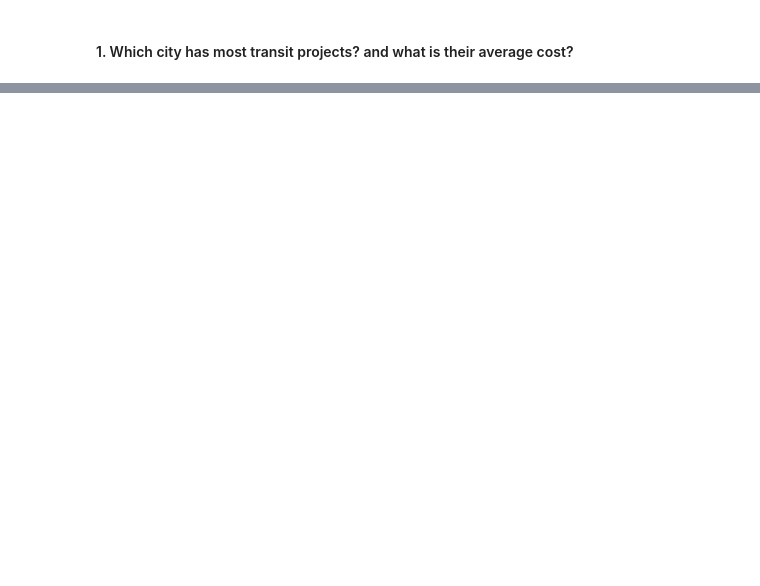
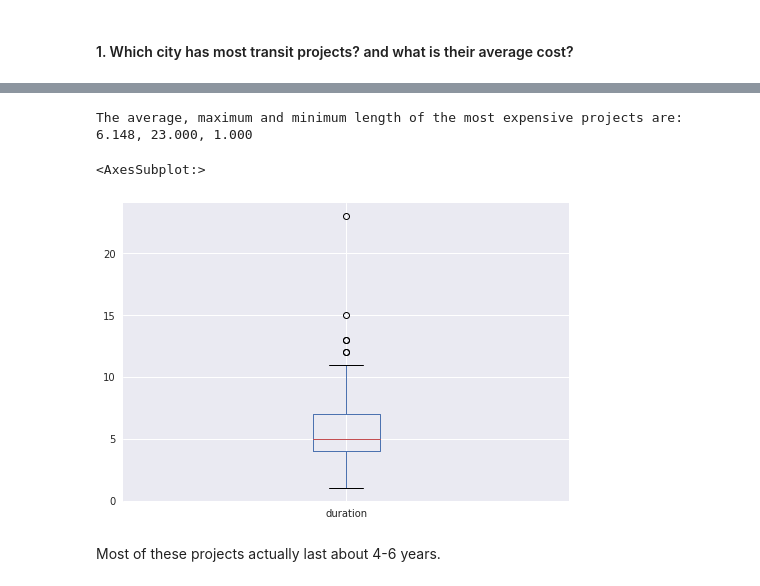
Before and after one commit to txnguyen292/tidyTuesday_transitCost, a Jupyter notebook: notebook/EDA.ipynb, the cells around one changed output, grey strips where cells are left out. Drawn from its saved outputs; the diff is of its cells as text; code cells hidden in the pictures; blank space fills up the shorter version.

```diff
--- a/notebook/EDA.ipynb
+++ b/notebook/EDA.ipynb
@@ -350,0 +311,3 @@ df.tail(7)
+# %%
+plt.rc("axes", titlesize=20)
+df.boxplot(column=["real_cost"], by=["rr"], figsize=(10,8), fontsize=15)
@@ -350,0 +341,3 @@ df.tail(7)
+# %%
+df["duration"] = df.end_year - df.start_year
+df["duration"].plot(kind="hist")
@@ -350,0 +355,3 @@ df.tail(7)
+# %%
+real_cost_desc = df.real_cost.describe()
+real_cost_desc
@@ -350,0 +368,14 @@ df.tail(7)
+# %%
+third_quantile = real_cost_desc[-2]
+top25 = df.loc[df.real_cost > third_quantile, "duration"]
+avg_length = top25.mean()
+max_length = top25.max()
+min_length = top25.min()
+print(f"The average, maximum and minimum length of the most expensive projects are: {avg_length:.3f}, {max_length:.3f}, {min_length:.3f}")
+top25.plot(kind="box")
+# %% [output]
+The average, maximum and minimum length of the most expensive projects are: 6.148, 23.000, 1.000
+<AxesSubplot:>
+[figure, added]
+# %% [markdown]
+Most of these projects actually last about 4-6 years.
```
Also changed, not shown: parts of 32 cells of this notebook, 1 other file.
